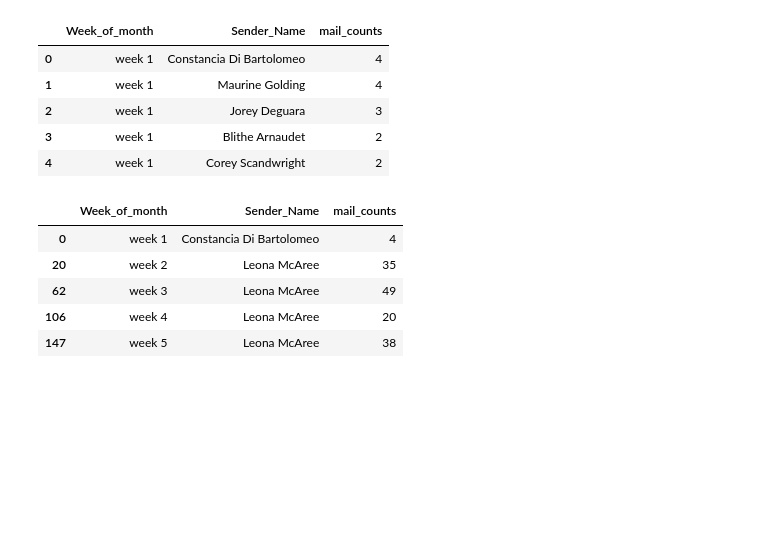
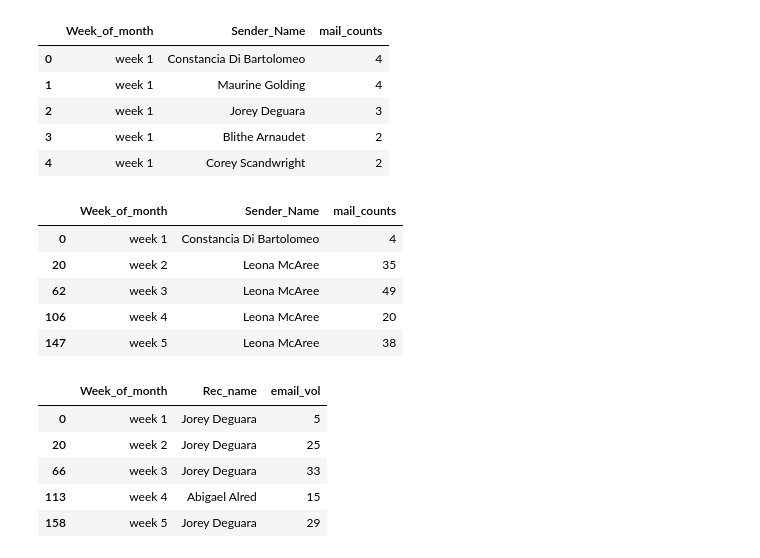
Before and after one commit to djibril968/Python_projects, a Jupyter notebook: Onyx_email_analysis.ipynb, the cells around one changed output. Drawn from its saved outputs; the diff is of its cells as text; code cells hidden in the pictures; blank space fills up the shorter version.

```diff
--- a/Onyx_email_analysis.ipynb
+++ b/Onyx_email_analysis.ipynb
@@ -703,0 +708,23 @@ weekly_mail_sent_cummax
+# %%
+#employee with max number of emails recieved for each week
+
+weekly_max_recv_mails = pd.DataFrame(columns = ['week_of_month', 'recv_name', 'email_vol'])
+weekly_max_recv_mails
+
+#now we retrieve data for recieved mails by employee
+
+recv_cummax = Email_fact_data.groupby('Week_of_month')['Rec_name'].value_counts().reset_index(name= 'email_vol')
+recv_cummax
+#now we run indexmax
+recv_cummaxx = recv_cummax.groupby('Week_of_month')['email_vol'].idxmax()
+recv_cummaxx
+
+weekly_max_recv_mails = recv_cummax.loc[recv_cummaxx]
+weekly_max_recv_mails
+# %% [output]
+|  | Week_of_month | Rec_name | email_vol |
+| 0 | week 1 | Jorey Deguara | 5 |
+| 20 | week 2 | Jorey Deguara | 25 |
+| 66 | week 3 | Jorey Deguara | 33 |
+| 113 | week 4 | Abigael Alred | 15 |
+| 158 | week 5 | Jorey Deguara | 29 |
```
Also changed, not shown: parts of 4 cells of this notebook.
